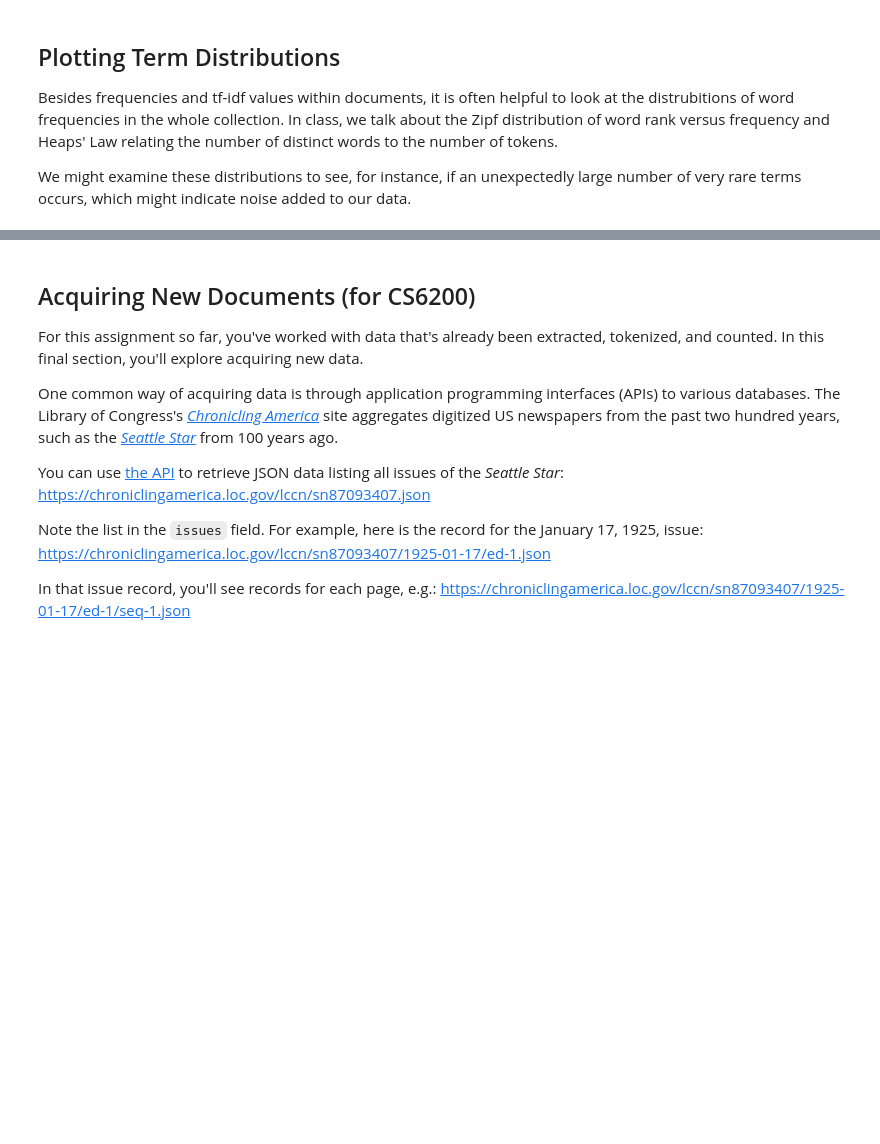
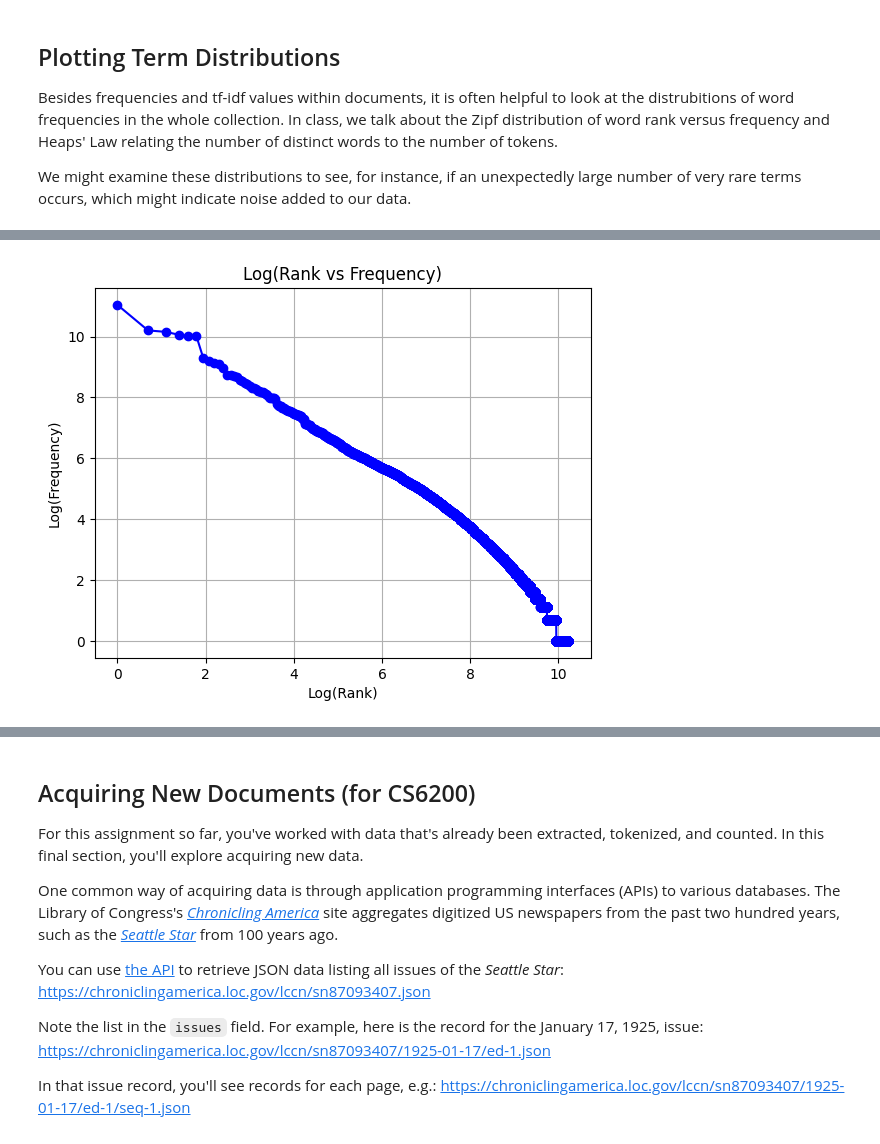
Before and after one commit to NULabTMN/homework-1-batuhanisik751, a Jupyter notebook: term_statistics.ipynb, the cells around one changed output, grey strips where cells are left out. Drawn from its saved outputs; the diff is of its cells as text; code cells hidden in the pictures; blank space fills up the shorter version.

```diff
--- a/term_statistics.ipynb
+++ b/term_statistics.ipynb
@@ -139,20 +188,22 @@ print(frequency)
 # %%
 # TODO: Plot a graph of the log of the rank (starting at 1) on the x-axis,
 # against the log of the frequency on the y-axis. You may use the matplotlib
 # or other library.
 values = []
 for t in frequency:
     term, count = t
     values.append(count)
-log_of_freq = np.log(values)
-log_of_ranks = np.log(np.arange(1, len(values) + 1))
+y = np.log(values)
+x = np.log(np.arange(1, len(values) + 1))
 
-plt.plot(log_of_ranks, log_of_freq, marker='o', linestyle='-', color='blue')
+plt.plot(x, y, marker='o', linestyle='-', color='blue')
 plt.xlabel('Log(Rank)')
 plt.ylabel('Log(Frequency)')
 plt.title('Log(Rank vs Frequency)')
 plt.grid(True)
 plt.show()
+# %% [output]
+[figure, added]
 # %%
 # TODO: Compute the number of tokens in the corpus.
 # Remember to count each occurrence of each word. For instance, the 62,216
```
Also changed, not shown: parts of 11 cells of this notebook.
